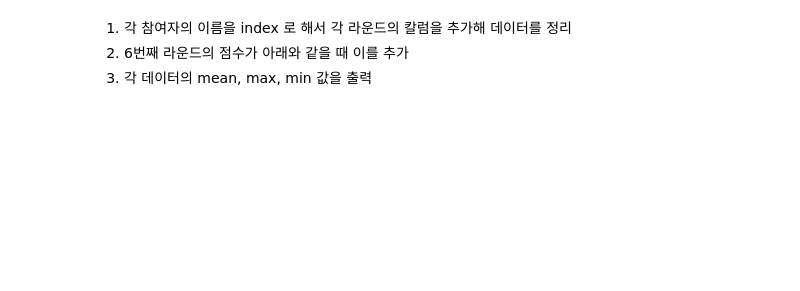
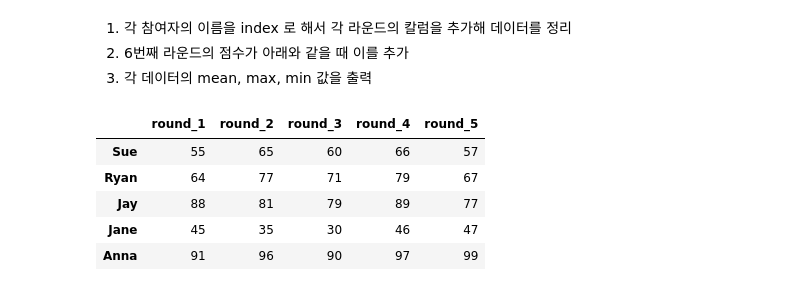
Before and after one commit to devkhk/boostcourse-ai-basic, a Jupyter notebook: four_week.ipynb, the cells around one changed output. Cells and saved outputs as stored; diff of their text form; code cells hidden in the pictures; blank space fills up the shorter version.

```diff
--- a/four_week.ipynb
+++ b/four_week.ipynb
@@ -122,0 +124,9 @@ data = [
+# %%
+df
+# %% [output]
+|  | round_1 | round_2 | round_3 | round_4 | round_5 |
+| Sue | 55 | 65 | 60 | 66 | 57 |
+| Ryan | 64 | 77 | 71 | 79 | 67 |
+| Jay | 88 | 81 | 79 | 89 | 77 |
+| Jane | 45 | 35 | 30 | 46 | 47 |
+| Anna | 91 | 96 | 90 | 97 | 99 |
```
Also changed, not shown: parts of 15 cells of this notebook.
